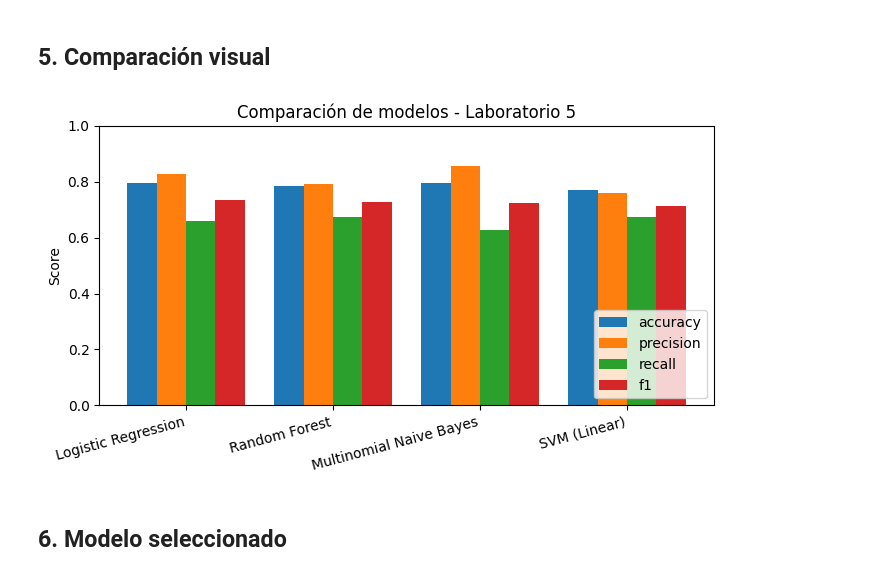
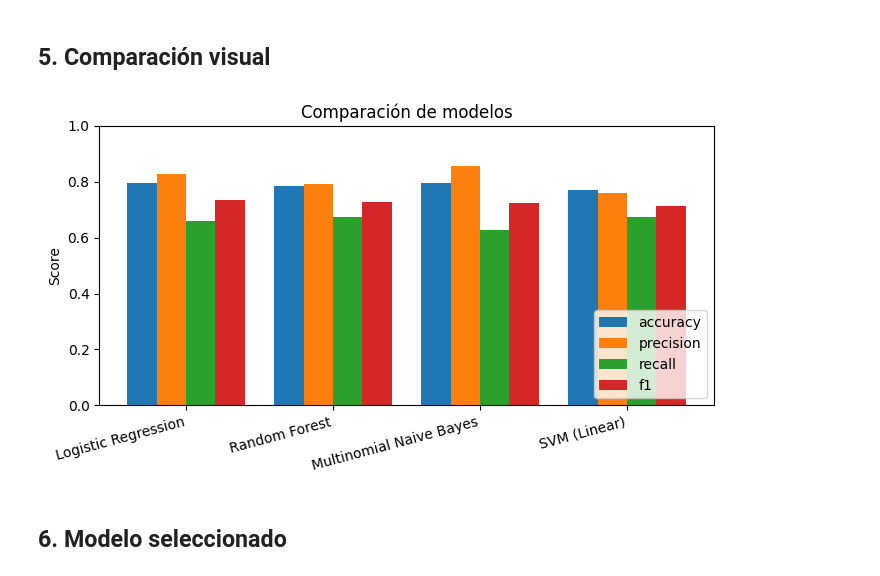
Before and after one commit to nilsmuralles/DataScience-Lab5, a Jupyter notebook: notebooks/03_modelo_preliminar.ipynb, the cells around one changed output. Drawn from its saved outputs; the diff is of its cells as text; code cells hidden in the pictures.

Commit message:
fix: graph and requirements updated

```diff
--- a/notebooks/03_modelo_preliminar.ipynb
+++ b/notebooks/03_modelo_preliminar.ipynb
@@ -168,20 +168,20 @@ resultados_df
 # %%
 fig, ax = plt.subplots(figsize=(7, 4))
 x = np.arange(len(resultados_df))
 width = 0.2
 for i, metrica in enumerate(["accuracy", "precision", "recall", "f1"]):
     ax.bar(x + i * width, resultados_df[metrica], width, label=metrica)
 ax.set_xticks(x + 1.5 * width)
 ax.set_xticklabels(resultados_df["modelo"], rotation=15, ha="right")
 ax.set_ylim(0, 1)
 ax.set_ylabel("Score")
-ax.set_title("Comparación de modelos - Laboratorio 5")
+ax.set_title("Comparación de modelos")
 ax.legend(loc="lower right")
 plt.tight_layout()
 plt.savefig("../output/comparacion_modelos.png", dpi=150)
 plt.show()
 # %% [output]
-[figure, old version]
+[figure, new version]
 # %% [markdown]
 ## 6. Modelo seleccionado
 # %%
```
Also changed, not shown: 3 other files.
